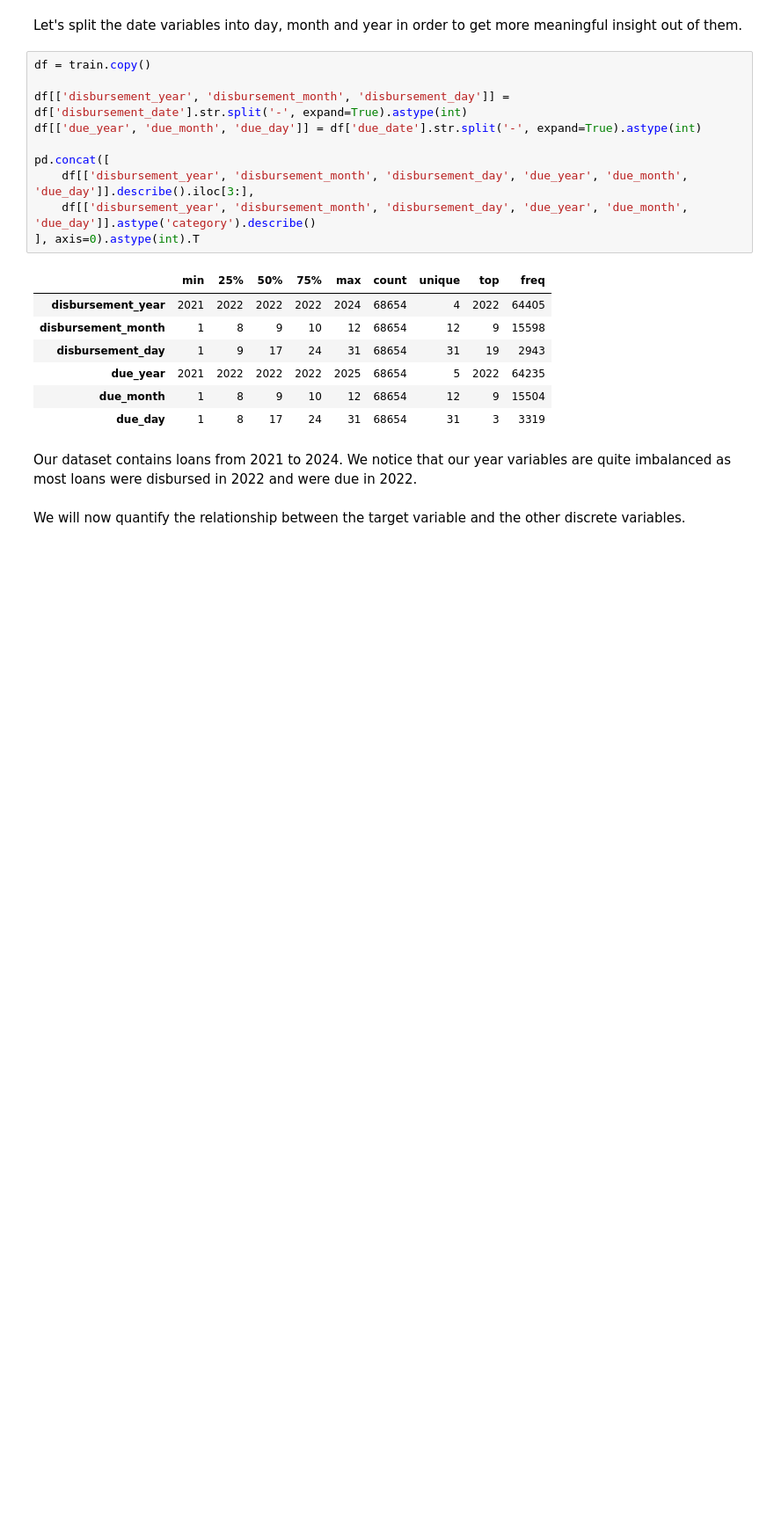
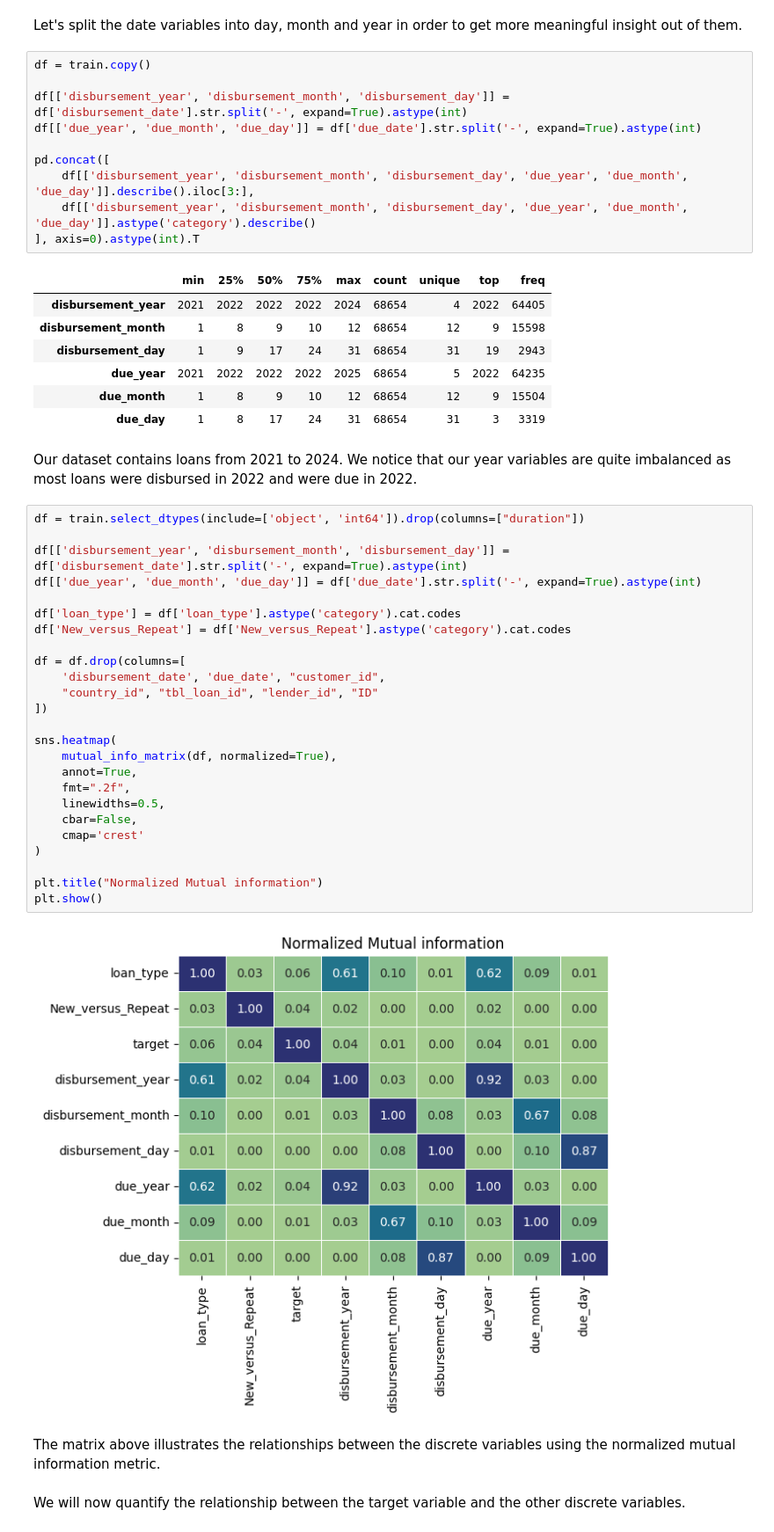
Before and after one commit to Toavina00/Zindi-credit-scoring, a Jupyter notebook: credit-scoring-EDA.ipynb, the cells around one changed output. Shown: that part at 88% size. Saved outputs shown, nothing was run; the diff lists cells and outputs as text; blank space fills up the shorter version.

```diff
--- a/credit-scoring-EDA.ipynb
+++ b/credit-scoring-EDA.ipynb
@@ -116,6 +145,35 @@ pd.concat([
 | due_day | 1 | 8 | 17 | 24 | 31 | 68654 | 31 | 3 | 3319 |
 # %% [markdown]
 Our dataset contains loans from 2021 to 2024. We notice that our year variables are quite imbalanced as most loans were disbursed in 2022 and were due in 2022.
+# %%
+df = train.select_dtypes(include=['object', 'int64']).drop(columns=["duration"])
+
+df[['disbursement_year', 'disbursement_month', 'disbursement_day']] = df['disbursement_date'].str.split('-', expand=True).astype(int)
+df[['due_year', 'due_month', 'due_day']] = df['due_date'].str.split('-', expand=True).astype(int)
+
+df['loan_type'] = df['loan_type'].astype('category').cat.codes
+df['New_versus_Repeat'] = df['New_versus_Repeat'].astype('category').cat.codes
+
+df = df.drop(columns=[
+    'disbursement_date', 'due_date', "customer_id",
+    "country_id", "tbl_loan_id", "lender_id", "ID"
+])
+
+sns.heatmap(
+    mutual_info_matrix(df, normalized=True),
+    annot=True,
+    fmt=".2f",
+    linewidths=0.5,
+    cbar=False,
+    cmap='crest'
+)
+
+plt.title("Normalized Mutual information")
+plt.show()
+# %% [output]
+[figure, added]
+# %% [markdown]
+The matrix above illustrates the relationships between the discrete variables using the normalized mutual information metric.
 # %% [markdown]
 We will now quantify the relationship between the target variable and the other discrete variables.
 # %%
```
Also changed, not shown: parts of 28 cells of this notebook.
